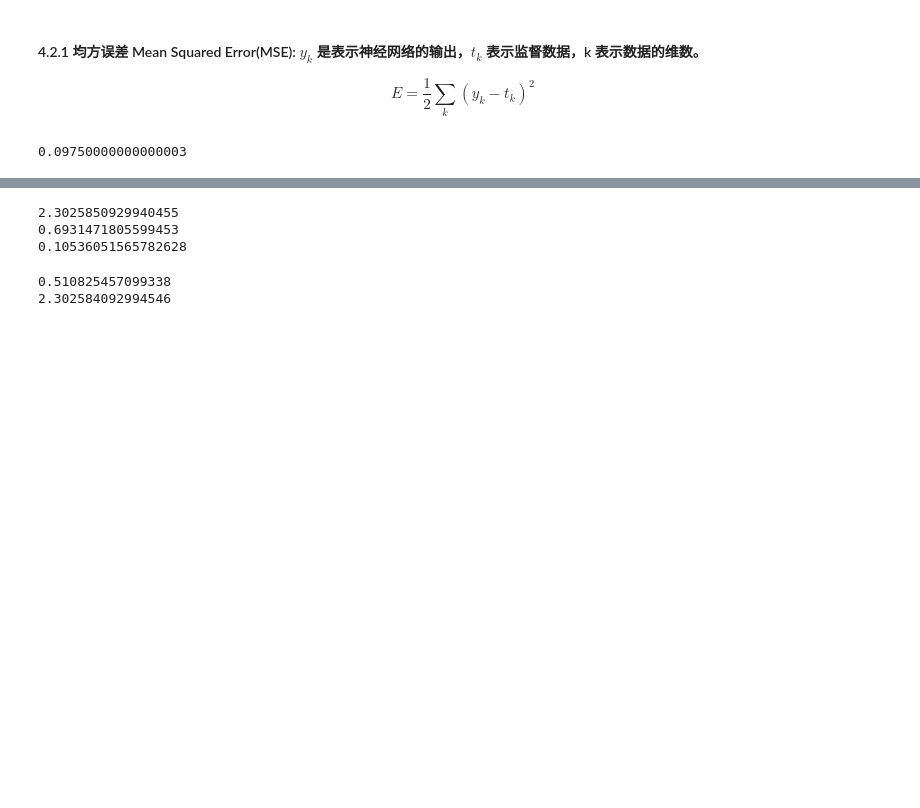
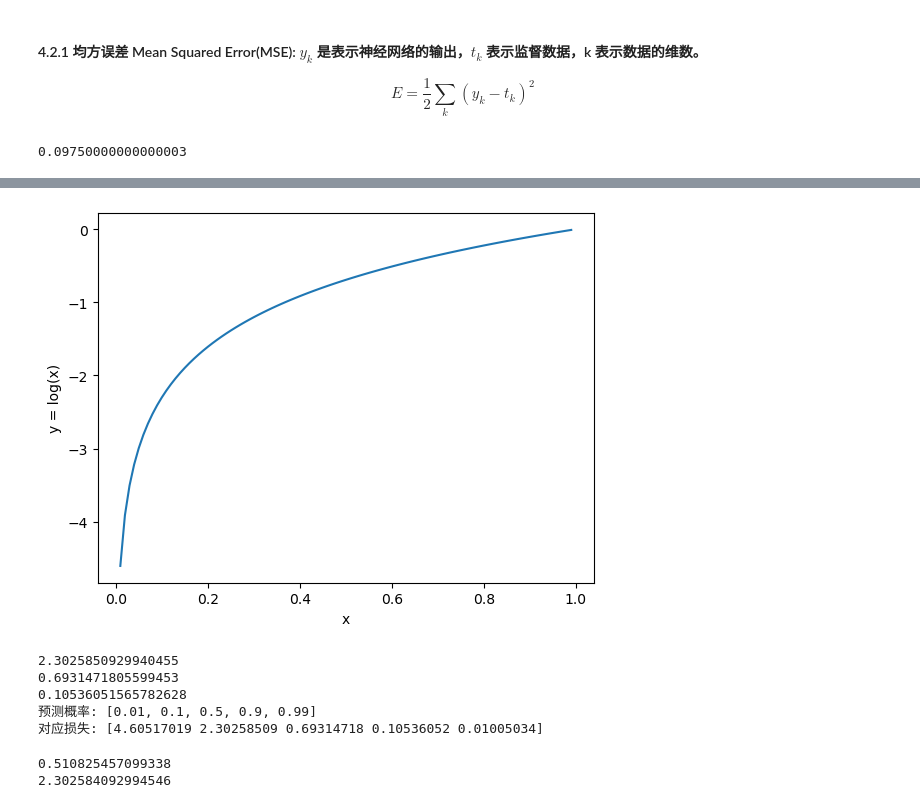
Before and after one commit to Shao0203/aiyaha, a Jupyter notebook: s4_neural_network_training.ipynb, the cells around one changed output, grey strips where cells are left out. Saved outputs shown, nothing was run; the diff lists cells and outputs as text; code cells hidden in the pictures; blank space fills up the shorter version.

```diff
--- a/s4_neural_network_training.ipynb
+++ b/s4_neural_network_training.ipynb
@@ -53,3 +63,12 @@ $$E = -\sum\limits_{k}t_k log y_k$$
+# %%
+x = np.arange(0.01, 1, 0.01)
+y = np.log(x)
+plt.plot(x, y)
+plt.xlabel('x')
+plt.ylabel('y = log(x)')
+plt.show()
+# %% [output]
+[figure, added]
 # %%
 def cross_entropy_error(y, t):
     delta = 1e-7
@@ -58,10 +77,19 @@ def cross_entropy_error(y, t):
 print(-np.log(0.1))
 print(-np.log(0.5))
 print(-np.log(0.9))
+# log函数的完美特性：
+x = [0.01, 0.1, 0.5, 0.9, 0.99]
+loss = -np.log(x)
+print(f"预测概率: {x}")
+print(f"对应损失: {loss}")
+# 预测概率: [0.01, 0.1, 0.5, 0.9, 0.99]
+# 对应损失: [4.605, 2.303, 0.693, 0.105, 0.010]
 # %% [output]
 2.3025850929940455
 0.6931471805599453
 0.10536051565782628
+预测概率: [0.01, 0.1, 0.5, 0.9, 0.99]
+对应损失: [4.60517019 2.30258509 0.69314718 0.10536052 0.01005034]
 # %%
 print(cross_entropy_error(np.array(y), np.array(t)))
 print(cross_entropy_error(np.array(y2), np.array(t)))
```
Also changed, not shown: parts of 6 cells of this notebook, 2 other files.
